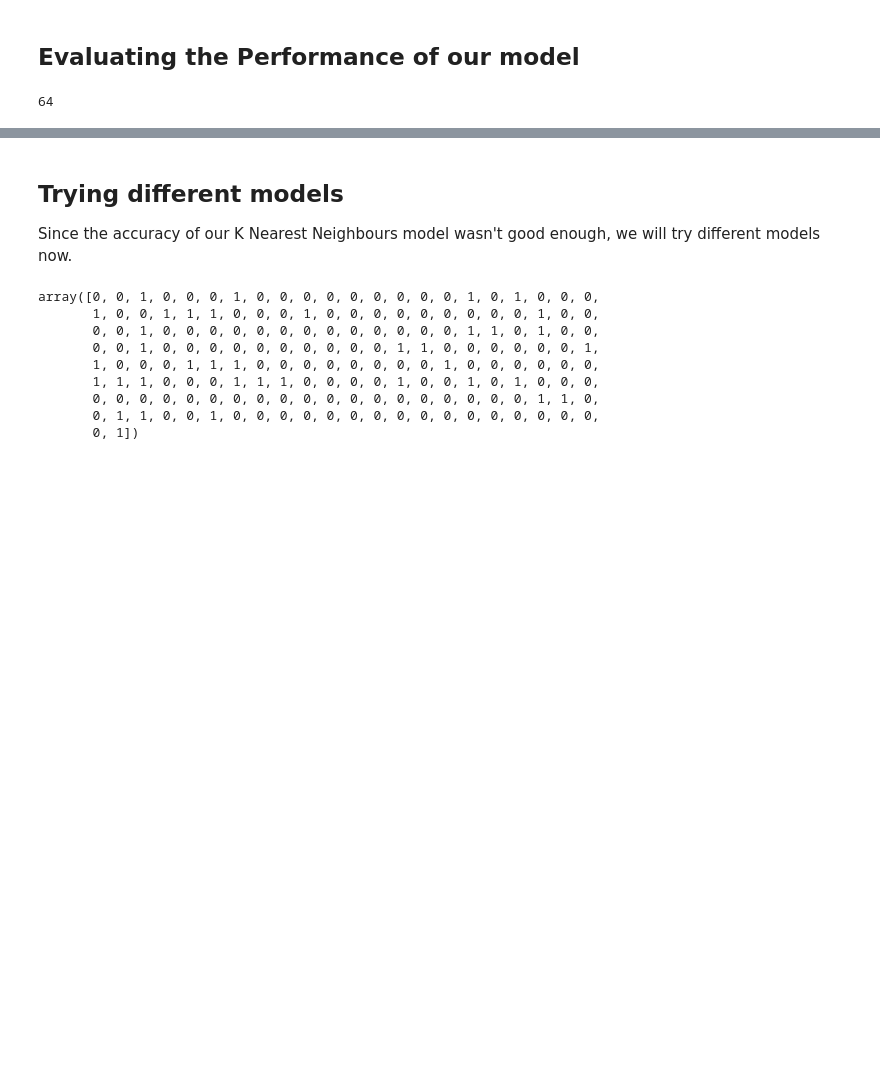
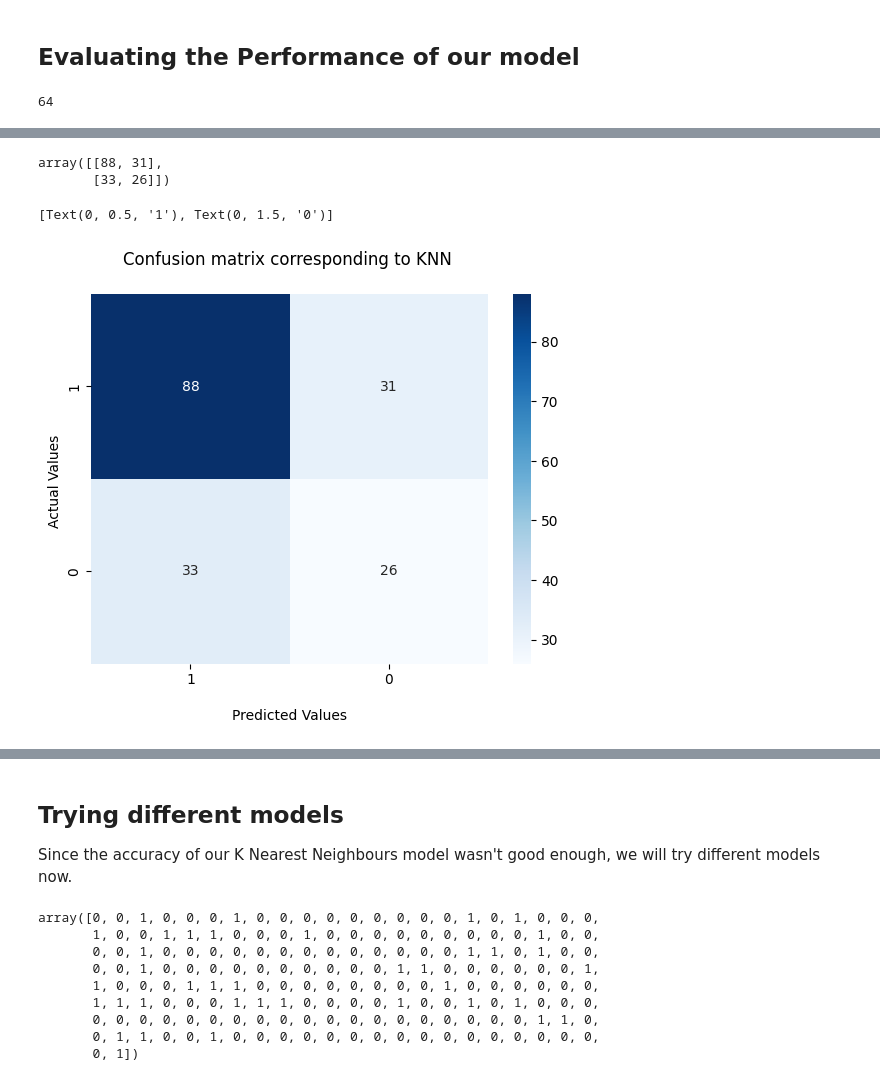
Before and after one commit to AryanK1511/CVI620-Seneca, a Jupyter notebook: Week 08/week08.ipynb, the cells around one changed output, grey strips where cells are left out. Drawn from its saved outputs; the diff is of its cells as text; code cells hidden in the pictures; blank space fills up the shorter version.

```diff
--- a/Week 08/week08.ipynb
+++ b/Week 08/week08.ipynb
@@ -578,0 +665,16 @@ accuracy_score_knn
+# %%
+cf_matrix_knn = confusion_matrix(y_test, pred_test)
+cf_matrix_knn
+# %% [output]
+array([[88, 31],
+       [33, 26]])
+# %%
+ax = sb.heatmap(cf_matrix_knn, annot=True, fmt="d", cmap="Blues")
+ax.set_title("Confusion matrix corresponding to KNN \n");
+ax.set_xlabel('\nPredicted Values')
+ax.set_ylabel('Actual Values ');
+ax.xaxis.set_ticklabels(['1', '0'])
+ax.yaxis.set_ticklabels(['1', '0'])
+# %% [output]
+[Text(0, 0.5, '1'), Text(0, 1.5, '0')]
+[figure, added]
```
Also changed, not shown: parts of 4 cells of this notebook, 3 other files.
